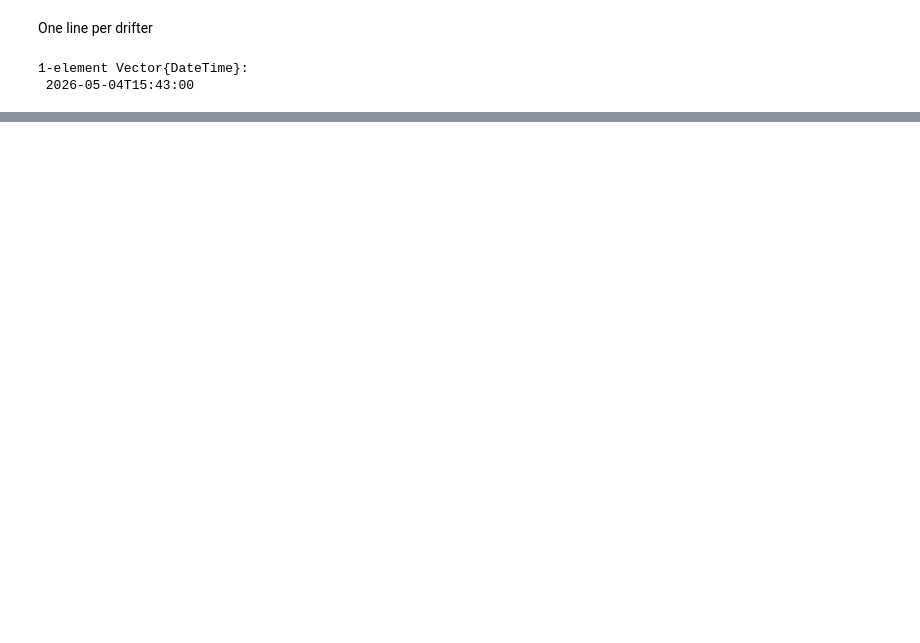
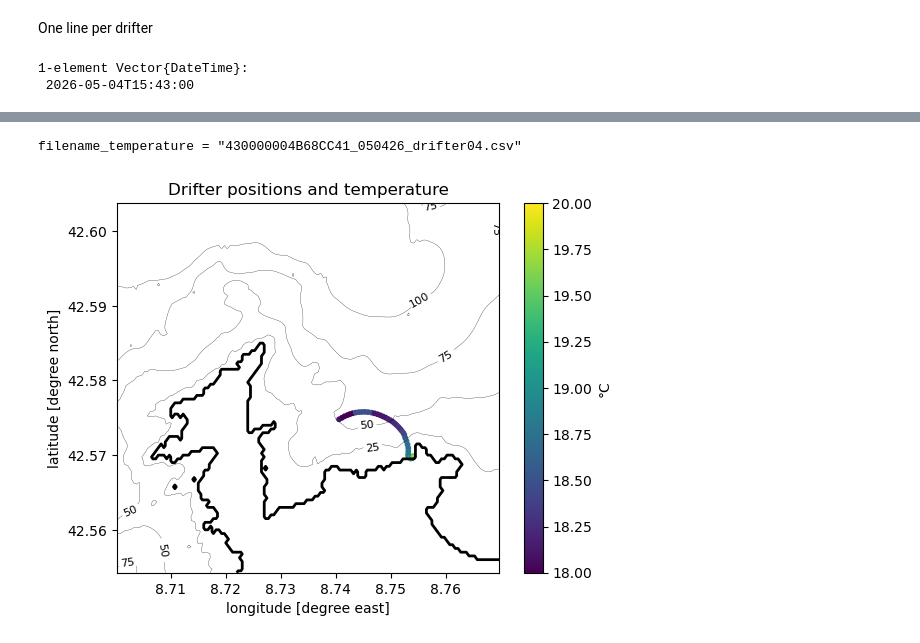
Before and after one commit to gher-uliege/drifter-raspberry-pi, a Jupyter notebook: drifter-track-plots-spot.ipynb, the cells around one changed output, grey strips where cells are left out. Cells and saved outputs as stored; diff of their text form; code cells hidden in the pictures; blank space fills up the shorter version.

```diff
--- a/drifter-track-plots-spot.ipynb
+++ b/drifter-track-plots-spot.ipynb
@@ -558,0 +521,11 @@ title("Drifter positions and velocity");
+# %%
+plot_map(bat_lon,bat_lat,bat)
+plot_temperature.(filenames,filename_temperatures,time_starts,time_ends)
+# to exlcude the last
+plot_temperature.(filenames[1:end-1],filename_temperatures[1:end-1],time_starts[1:end-1],time_ends[1:end-1])
+
+colorbar(label="°C")
+title("Drifter positions and temperature");
+# %% [output]
+filename_temperature = "430000004B68CC41_050426_drifter04.csv"
+[figure, added]
```
Also changed, not shown: parts of 21 cells of this notebook, 1 other file.
